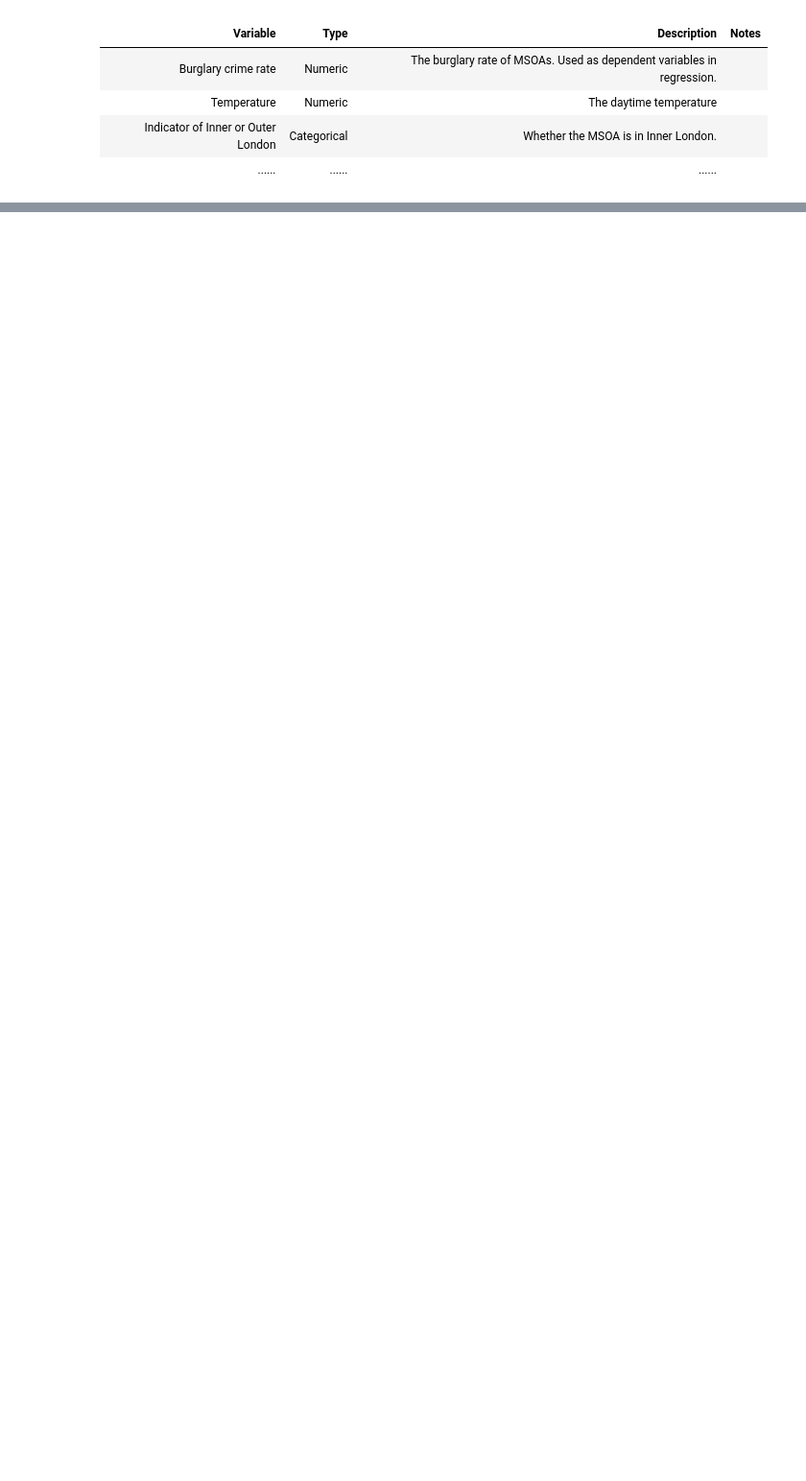
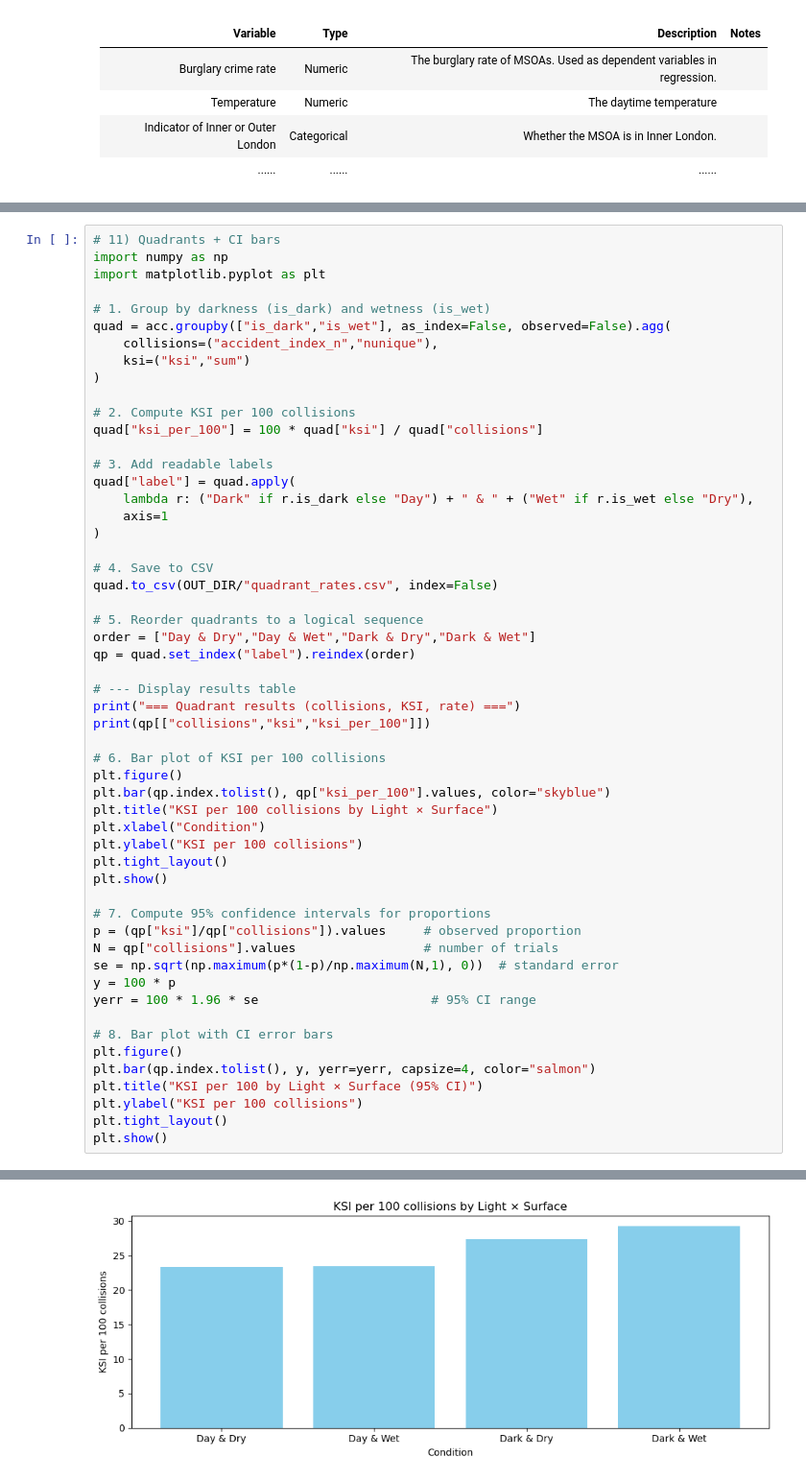
Before and after one commit to LZQ407/Spatial-Data-Science, a Jupyter notebook: Template_submission_CASA0006.ipynb, the cells around one changed output, grey strips where cells are left out. Shown at 96% size. Saved outputs shown, nothing was run; the diff lists cells and outputs as text; blank space fills up the shorter version.

```diff
--- a/Template_submission_CASA0006.ipynb
+++ b/Template_submission_CASA0006.ipynb
@@ -79,0 +454,55 @@ Source: see [link](https://linkinghub.elsevier.com/retrieve/pii/S221067072200443
+# %%
+# 11) Quadrants + CI bars
+import numpy as np
+import matplotlib.pyplot as plt
+
+# 1. Group by darkness (is_dark) and wetness (is_wet)
+quad = acc.groupby(["is_dark","is_wet"], as_index=False, observed=False).agg(
+    collisions=("accident_index_n","nunique"),
+    ksi=("ksi","sum")
+)
+
+# 2. Compute KSI per 100 collisions
+quad["ksi_per_100"] = 100 * quad["ksi"] / quad["collisions"]
+
+# 3. Add readable labels
+quad["label"] = quad.apply(
+    lambda r: ("Dark" if r.is_dark else "Day") + " & " + ("Wet" if r.is_wet else "Dry"),
+    axis=1
+)
+
+# 4. Save to CSV
+quad.to_csv(OUT_DIR/"quadrant_rates.csv", index=False)
+
+# 5. Reorder quadrants to a logical sequence
+order = ["Day & Dry","Day & Wet","Dark & Dry","Dark & Wet"]
+qp = quad.set_index("label").reindex(order)
+
+# --- Display results table
+print("=== Quadrant results (collisions, KSI, rate) ===")
+print(qp[["collisions","ksi","ksi_per_100"]])
+
+# 6. Bar plot of KSI per 100 collisions
+plt.figure()
+plt.bar(qp.index.tolist(), qp["ksi_per_100"].values, color="skyblue")
+plt.title("KSI per 100 collisions by Light × Surface")
+plt.xlabel("Condition")
+plt.ylabel("KSI per 100 collisions")
+plt.tight_layout()
+plt.show()
+
+# 7. Compute 95% confidence intervals for proportions
+p = (qp["ksi"]/qp["collisions"]).values     # observed proportion
+N = qp["collisions"].values                 # number of trials
+se = np.sqrt(np.maximum(p*(1-p)/np.maximum(N,1), 0))  # standard error
+y = 100 * p
+yerr = 100 * 1.96 * se                       # 95% CI range
+
+# 8. Bar plot with CI error bars
+plt.figure()
+plt.bar(qp.index.tolist(), y, yerr=yerr, capsize=4, color="salmon")
+plt.title("KSI per 100 by Light × Surface (95% CI)")
+plt.ylabel("KSI per 100 collisions")
+plt.tight_layout()
+plt.show()
+# %% [output]
@@ -79,0 +516 @@ Source: see [link](https://linkinghub.elsevier.com/retrieve/pii/S221067072200443
+[figure, added]
```
Also changed, not shown: parts of 42 cells of this notebook, 5 other files.
